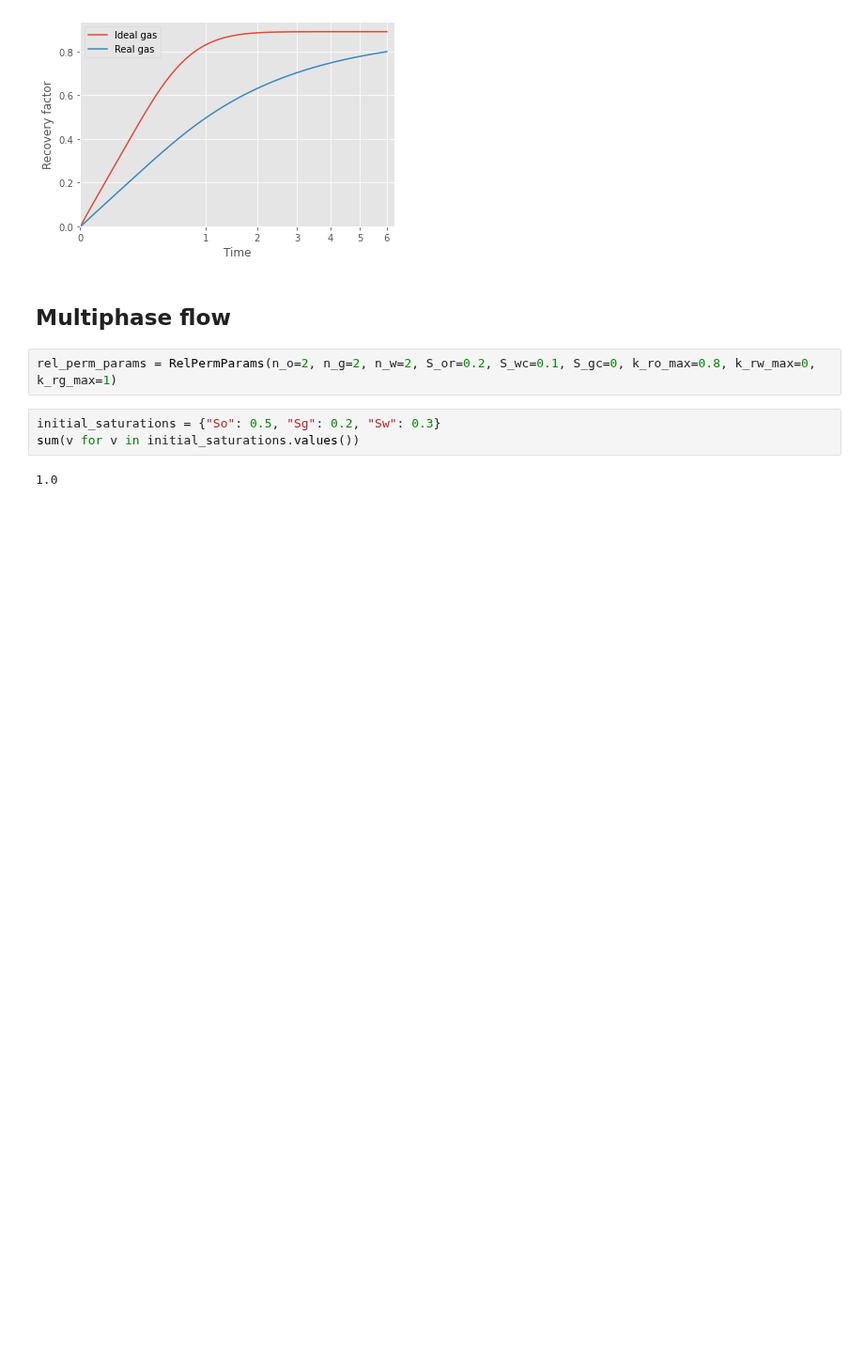
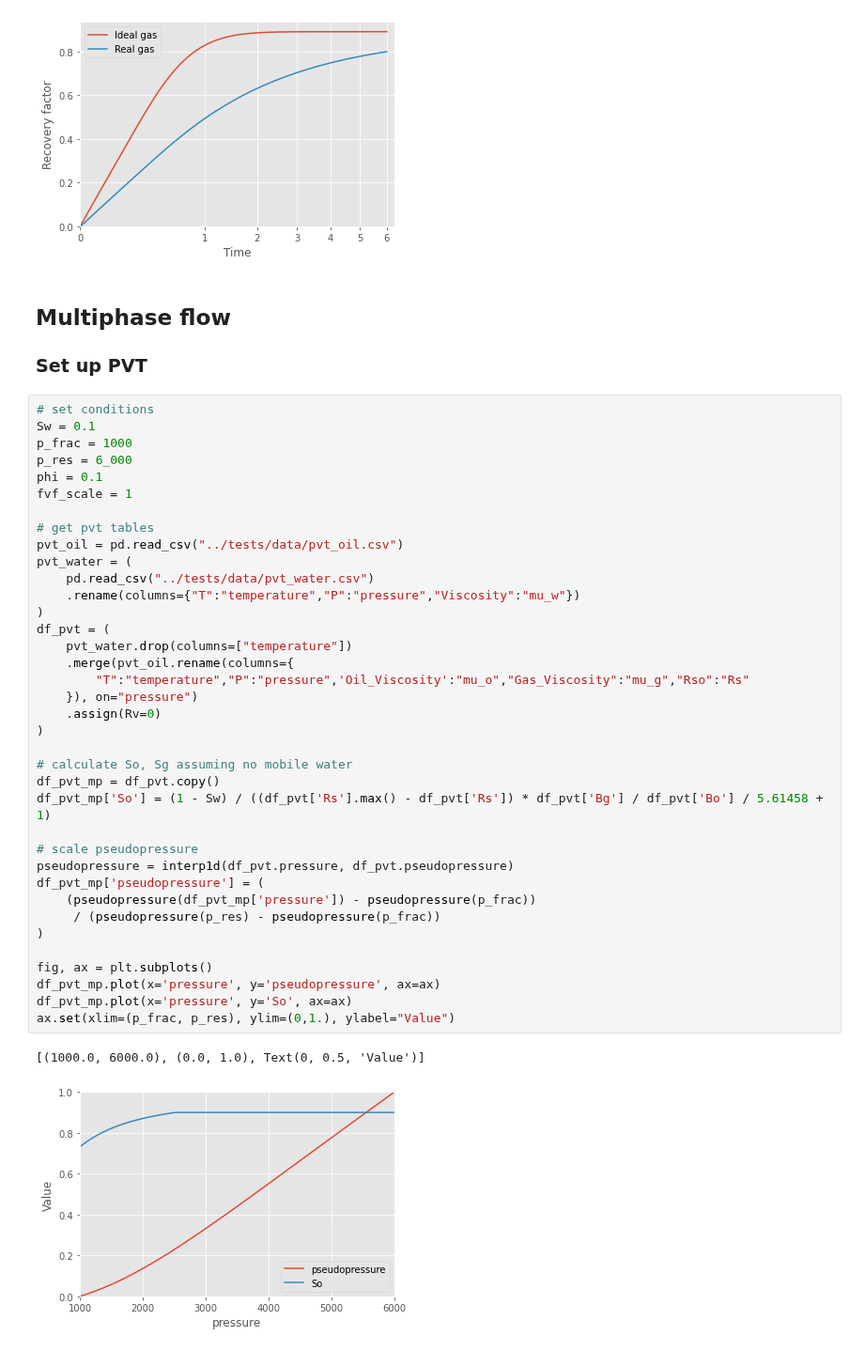
Before and after one commit to frank1010111/bluebonnet, a Jupyter notebook: docs/flow.ipynb, the cells around one changed output. Shown at 94% size. Saved outputs shown, nothing was run; the diff lists cells and outputs as text; blank space fills up the shorter version.

```diff
--- a/docs/flow.ipynb
+++ b/docs/flow.ipynb
@@ -133,10 +136,45 @@ ax.set(xlabel="Time", ylabel="Recovery factor", ylim=(0,None), xscale='squareroo
 [figure]
 # %% [markdown]
 ## Multiphase flow
+
+### Set up PVT
-# %%
-rel_perm_params = RelPermParams(n_o=2, n_g=2, n_w=2, S_or=0.2, S_wc=0.1, S_gc=0, k_ro_max=0.8, k_rw_max=0, k_rg_max=1)
-# %%
-initial_saturations = {"So": 0.5, "Sg": 0.2, "Sw": 0.3}
-sum(v for v in initial_saturations.values())
-# %% [output]
-1.0
+# %%
+# set conditions
+Sw = 0.1
+p_frac = 1000
+p_res = 6_000
+phi = 0.1
+fvf_scale = 1
+
+# get pvt tables
+pvt_oil = pd.read_csv("../tests/data/pvt_oil.csv")
+pvt_water = (
+    pd.read_csv("../tests/data/pvt_water.csv")
+    .rename(columns={"T":"temperature","P":"pressure","Viscosity":"mu_w"})
+)
+df_pvt = (
+    pvt_water.drop(columns=["temperature"])
+    .merge(pvt_oil.rename(columns={
+        "T":"temperature","P":"pressure",'Oil_Viscosity':"mu_o","Gas_Viscosity":"mu_g","Rso":"Rs"
+    }), on="pressure")
+    .assign(Rv=0)
+)
+
+# calculate So, Sg assuming no mobile water
+df_pvt_mp = df_pvt.copy()
+df_pvt_mp['So'] = (1 - Sw) / ((df_pvt['Rs'].max() - df_pvt['Rs']) * df_pvt['Bg'] / df_pvt['Bo'] / 5.61458 + 1)
+
+# scale pseudopressure
+pseudopressure = interp1d(df_pvt.pressure, df_pvt.pseudopressure)
+df_pvt_mp['pseudopressure'] = (
+    (pseudopressure(df_pvt_mp['pressure']) - pseudopressure(p_frac))
+     / (pseudopressure(p_res) - pseudopressure(p_frac))
+)
+
+fig, ax = plt.subplots()
+df_pvt_mp.plot(x='pressure', y='pseudopressure', ax=ax)
+df_pvt_mp.plot(x='pressure', y='So', ax=ax)
+ax.set(xlim=(p_frac, p_res), ylim=(0,1.), ylabel="Value")
+# %% [output]
+[(1000.0, 6000.0), (0.0, 1.0), Text(0, 0.5, 'Value')]
+[figure, added]
```
Also changed, not shown: parts of 8 cells of this notebook, 1 other file.
